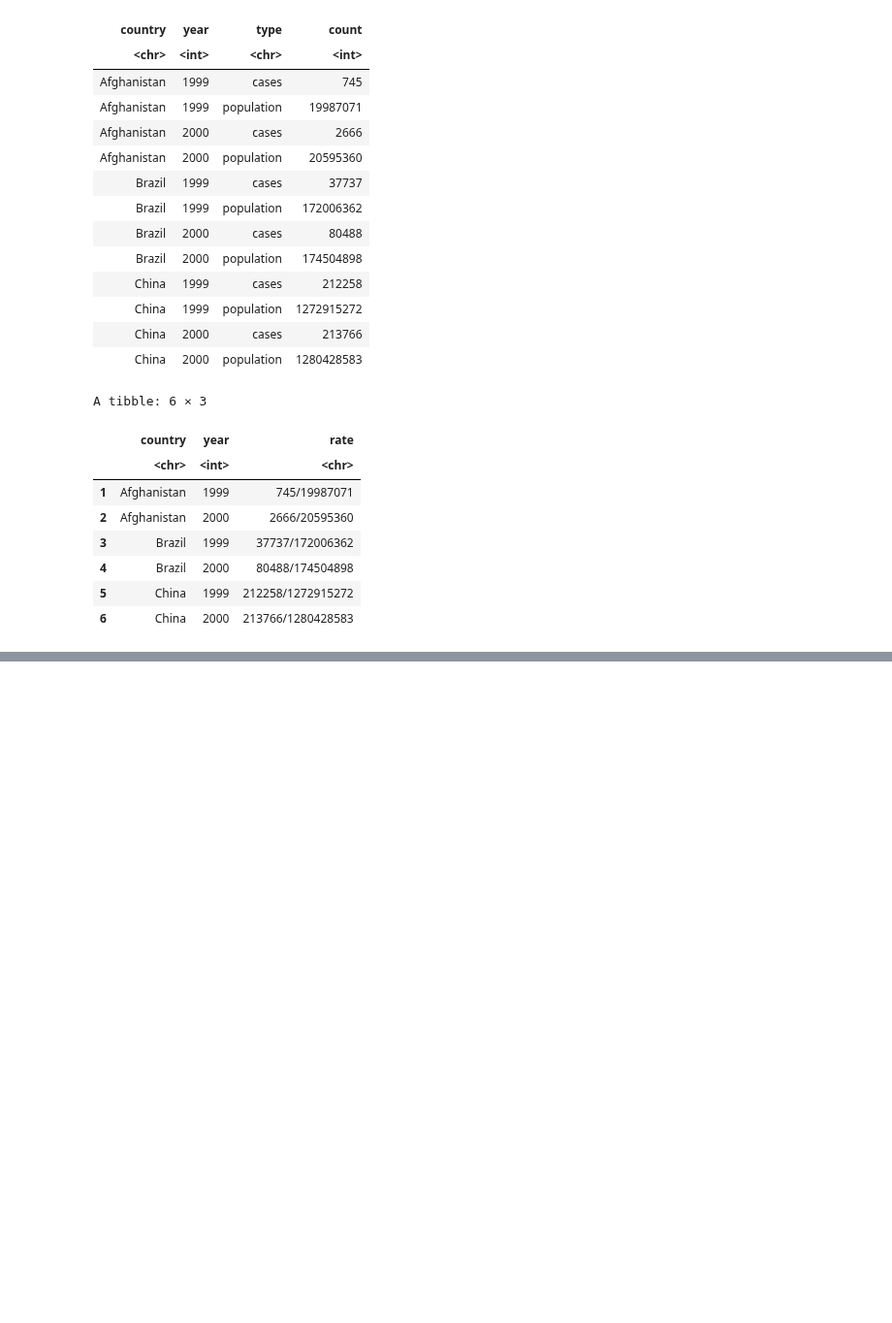
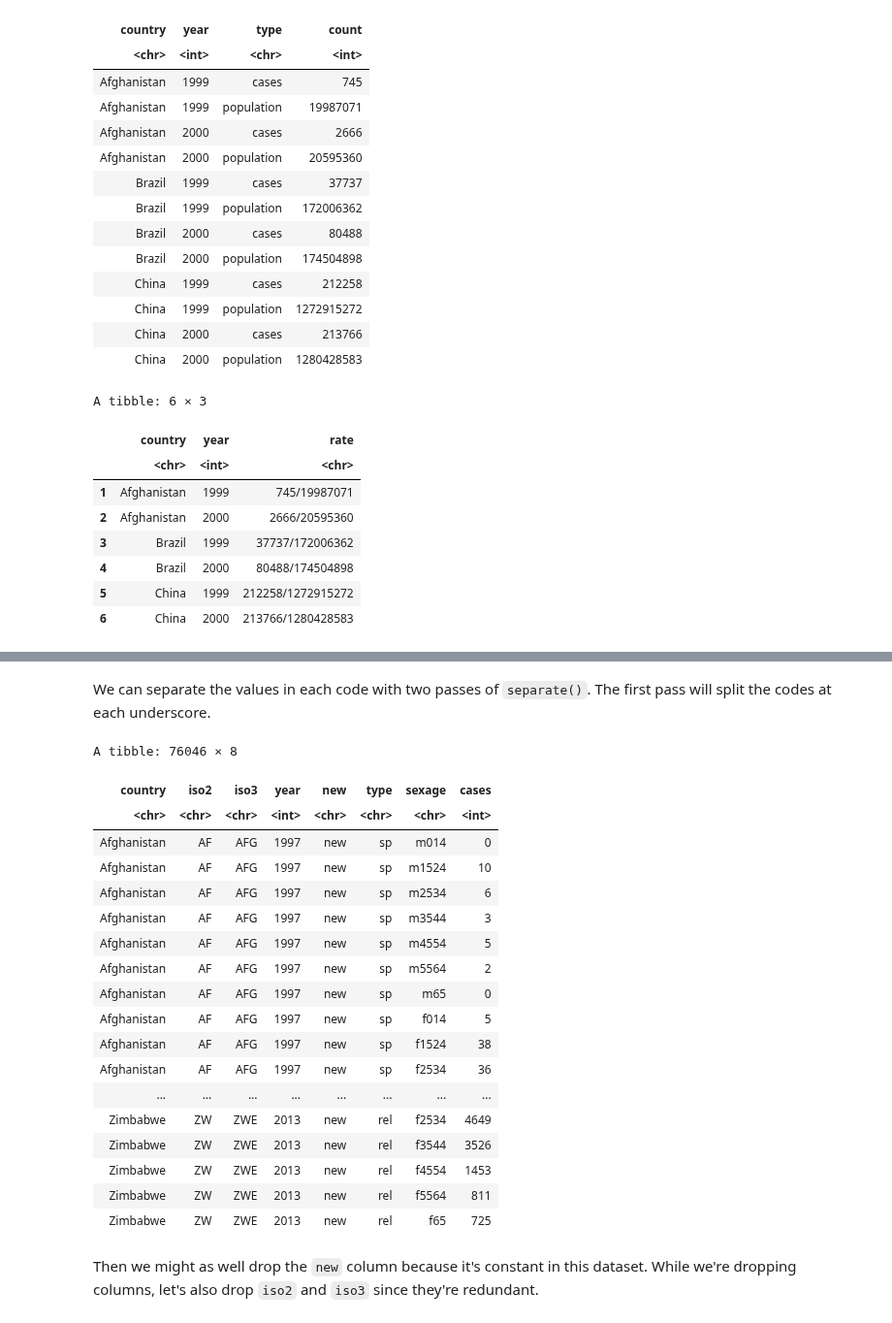
Before and after one commit to fralfaro/r4ds-book, a Jupyter notebook: docs/12_tidy_data.ipynb, the cells around one changed output, grey strips where cells are left out. Shown at 97% size. Drawn from its saved outputs; the diff is of its cells as text; code cells hidden in the pictures; blank space fills up the shorter version.

```diff
--- a/docs/12_tidy_data.ipynb
+++ b/docs/12_tidy_data.ipynb
@@ -958,0 +742,9 @@ Depending on what you want to do next, you may find any of the following three s
+# %%
+who1 <- who %>%
+  pivot_longer(
+    cols = new_sp_m014:newrel_f65,
+    names_to = "key",
+    values_to = "cases",
+    values_drop_na = TRUE
+  )
+who1
@@ -958,0 +829,4 @@ Depending on what you want to do next, you may find any of the following three s
+# %%
+who2 <- who1 %>%
+  mutate(key = stringr::str_replace(key, "newrel", "new_rel"))
+who2
@@ -958,0 +853,30 @@ Depending on what you want to do next, you may find any of the following three s
+# %% [markdown]
+
+We can separate the values in each code with two passes of `separate()`. The first pass will split the codes at each underscore.
+# %%
+who3 <- who2 %>%
+  separate(key, c("new", "type", "sexage"), sep = "_")
+who3
+# %% [output]
+A tibble: 76046 × 8
+| country | iso2 | iso3 | year | new | type | sexage | cases |
+| <chr> | <chr> | <chr> | <int> | <chr> | <chr> | <chr> | <int> |
+| Afghanistan | AF | AFG | 1997 | new | sp | m014 | 0 |
+| Afghanistan | AF | AFG | 1997 | new | sp | m1524 | 10 |
+| Afghanistan | AF | AFG | 1997 | new | sp | m2534 | 6 |
+| Afghanistan | AF | AFG | 1997 | new | sp | m3544 | 3 |
+| Afghanistan | AF | AFG | 1997 | new | sp | m4554 | 5 |
+| Afghanistan | AF | AFG | 1997 | new | sp | m5564 | 2 |
+| Afghanistan | AF | AFG | 1997 | new | sp | m65 | 0 |
+| Afghanistan | AF | AFG | 1997 | new | sp | f014 | 5 |
+| Afghanistan | AF | AFG | 1997 | new | sp | f1524 | 38 |
+| Afghanistan | AF | AFG | 1997 | new | sp | f2534 | 36 |
+| ... | ... | ... | ... | ... | ... | ... | ... |
+| Zimbabwe | ZW | ZWE | 2013 | new | rel | f2534 | 4649 |
+| Zimbabwe | ZW | ZWE | 2013 | new | rel | f3544 | 3526 |
+| Zimbabwe | ZW | ZWE | 2013 | new | rel | f4554 | 1453 |
+| Zimbabwe | ZW | ZWE | 2013 | new | rel | f5564 | 811 |
+| Zimbabwe | ZW | ZWE | 2013 | new | rel | f65 | 725 |
+# %% [markdown]
+
+Then we might as well drop the `new` column because it's constant in this dataset. While we're dropping columns, let's also drop `iso2` and `iso3` since they're redundant.
```
Also changed, not shown: parts of 156 cells of this notebook.
